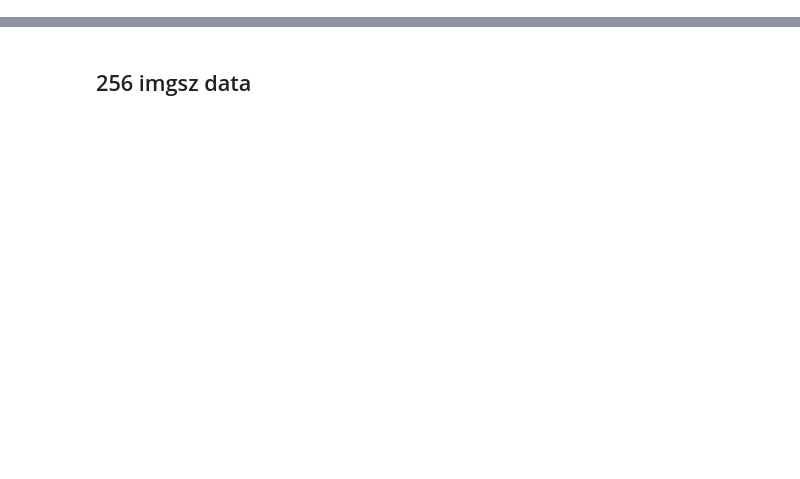
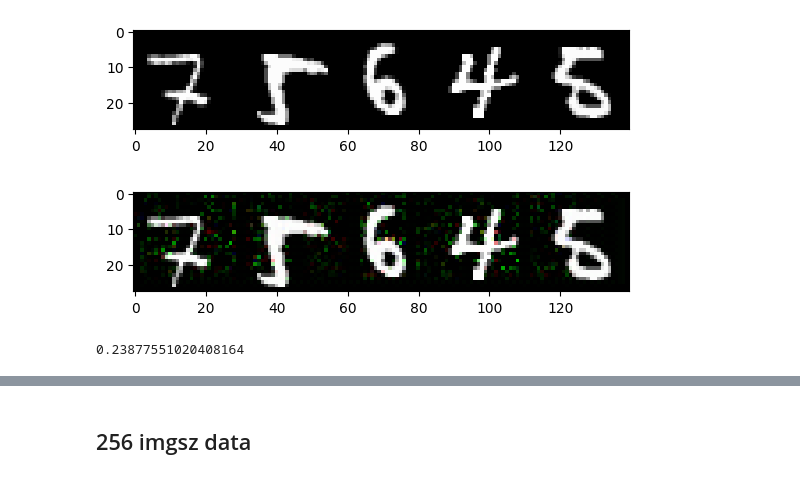
Before and after one commit to d-guo/e6998-5_final_project, a Jupyter notebook: run_yolo_inference.ipynb, the cells around one changed output, grey strips where cells are left out. Drawn from its saved outputs; the diff is of its cells as text; code cells hidden in the pictures; blank space fills up the shorter version.

```diff
--- a/run_yolo_inference.ipynb
+++ b/run_yolo_inference.ipynb
@@ -8,0 +57,3 @@ from ultralytics import YOLO
+# %%
+data_org = [i for i in data if 'original' in i]
+data_org
@@ -8,0 +84,3 @@ from ultralytics import YOLO
+# %%
+for img in data_perturbed:
+    model.predict(f'./sample_perturbed_images/{img}', save_txt=True)
@@ -8,0 +105,31 @@ from ultralytics import YOLO
+# %%
+# images
+perturbed_list = []
+
+for img in data_perturbed:
+    perturbed_list.append(np.array(Image.open(f'./sample_perturbed_images/{img}')))
+
+perturbed_ann_list = []
+for file in data_perturbed_label:
+    with open(f'./runs/detect/predict9/labels/{file}', "r") as f:
+        sample_annotation = f.read()
+        perturbed_ann_list.append(convert_from_yolo_to_cv2(sample_annotation))
+        f.close()
+# %%
+# ORIGINAL
+org_list=[]
+for img in data_org:
+    org_list.append(np.array(Image.open(f'./sample_perturbed_images/{img}')))
+# %%
+plt.imshow(org_list[0])
+plt.show()
+plt.imshow(perturbed_list[-1])
+plt.show()
+# perturbation is almost imperceptible
+# %% [output]
+[figure, added]
+[figure, added]
+# %%
+np.sum(perturbed_list[-1]!=org_list[0])/np.sum(org_list[0]==org_list[0])
+# %% [output]
+0.23877551020408164
```
Also changed, not shown: parts of 21 cells of this notebook.
